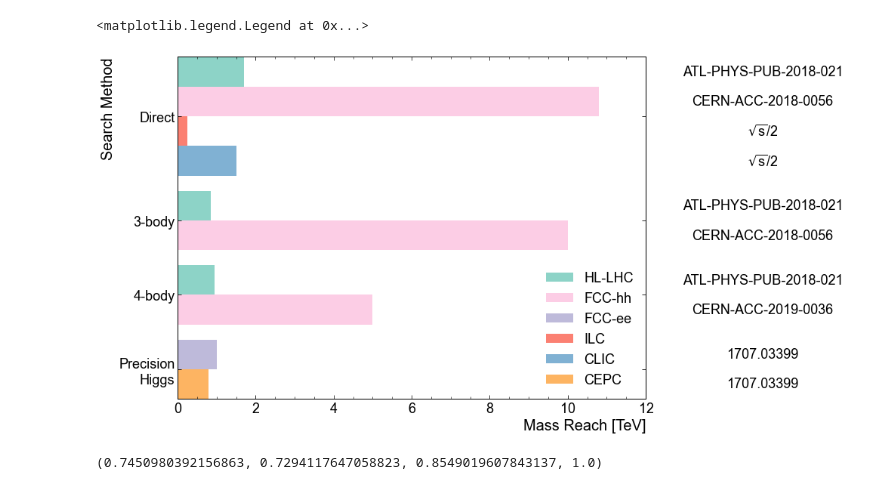
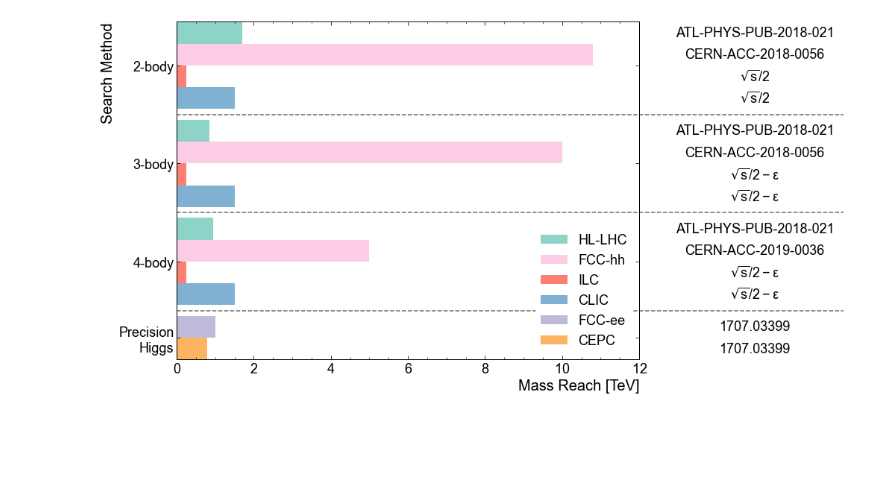
Before and after one commit to riley-x/snowmass-ef08-plots, a Jupyter notebook: plot.ipynb, the cells around one changed output. Saved outputs shown, nothing was run; the diff lists cells and outputs as text; code cells hidden in the pictures; blank space fills up the shorter version.

Commit message:
dividers, more bars

```diff
--- a/plot.ipynb
+++ b/plot.ipynb
@@ -1,12 +1,13 @@
 # %%
 import matplotlib.pyplot as plt
 import matplotlib.cm as mcm
+import matplotlib.lines as mlines
 import atlas_mpl_style
 import numpy as np
-atlas_mpl_style.use_atlas_style()
+atlas_mpl_style.use_atlas_style(fancyLegend=True)
 # %%
 vals = {
-    'Direct': {
+    '2-body': {
         'HL-LHC': [1.7, 'ATL-PHYS-PUB-2018-021'],
         'FCC-hh': [10.8, 'CERN-ACC-2018-0056'],
         'ILC': [0.25, '$\\sqrt{s}/2$'],
@@ -15,10 +16,14 @@ vals = {
     '3-body': {
         'HL-LHC': [0.85, 'ATL-PHYS-PUB-2018-021'],
         'FCC-hh': [10, 'CERN-ACC-2018-0056'],
+        'ILC': [0.25, '$\\sqrt{s}/2 - \\epsilon$'],
+        'CLIC': [1.5, '$\\sqrt{s}/2 - \\epsilon$'],
     },
     '4-body': {
         'HL-LHC': [0.95, 'ATL-PHYS-PUB-2018-021'],
         'FCC-hh': [5, 'CERN-ACC-2019-0036'],
+        'ILC': [0.25, '$\\sqrt{s}/2 - \\epsilon$'],
+        'CLIC': [1.5, '$\\sqrt{s}/2 - \\epsilon$'],
     },
     'Precision\nHiggs': {
         'FCC-ee': [1, '1707.03399'],
@@ -31,9 +36,9 @@ cmap = mcm.get_cmap('Set3')
 colors = {
     'HL-LHC': cmap(0),
     'FCC-hh': cmap(7),
-    'FCC-ee': cmap(2),
     'ILC': cmap(3),
     'CLIC': cmap(4),
+    'FCC-ee': cmap(2),
     'CEPC': cmap(5),
 }
 # %%
@@ -42,49 +47,66 @@ fig, ax = plt.subplots()
 bar_height = 1
 group_pad = 0.5
 
-y = 0
-ys = []
+# y-groups (search method)
 labels = []
 label_ys = []
+dividers = []
+
+# bars
+ys = []
 widths = []
 color = []
 references = []
-legend_indexes = {} # index into bars.patches
+
+# legend
+legend_indexes = {} # collider : index into bars.patches
+
+# Collate info. Loop from top to bottom (y-axis will be inverted, so start at y=0 and go up).
+y = 0
 for group,v in vals.items():
     y_group_start = y
-    for item,val in v.items():
+    for collider,val in v.items():
         widths.append(val[0])
         references.append(val[1])
         ys.append(y)
-        color.append(colors[item])
-        legend_indexes.setdefault(item, len(ys) - 1)
+        color.append(colors[collider])
+        legend_indexes.setdefault(collider, len(ys) - 1)
         y += bar_height
     labels.append(group)
     label_ys.append((y + y_group_start) / 2)
+    dividers.append(y + group_pad / 2)
     y += group_pad
+dividers = dividers[:-1]
 
+# Plot main bars
 bars = ax.barh(ys, widths, color=color, height=bar_height, align='edge')
 ax.set_yticks(label_ys, labels)
 ax.tick_params(axis='y', which='minor', left=False, right=False)
 ax.set_ylim(0, ys[-1] + bar_height)
 ax.invert_yaxis()
 atlas_mpl_style.set_xlabel("Mass Reach [TeV]")
 atlas_mpl_style.set_ylabel("Search Method")
 
+# Plot references and get x extent
 x0,x1 = ax.get_xlim()
+max_text_x = 0 # in axes coordinates
 for y,ref in zip(ys, references):
-    ax.text(x1 + 3, y + bar_height/2, ref, va='center', ha='center')
+    t = ax.text(x1 + 3, y + bar_height/2, ref, va='center', ha='center')
+    bb = t.get_window_extent(renderer=fig.canvas.get_renderer()).transformed(ax.transAxes.inverted())
+    max_text_x = max(max_text_x, bb.x1)
+    # https://stackoverflow.com/questions/24581194/matplotlib-text-bounding-box-dimensions
 
+# Plot dividers
+data_to_fig = ax.transAxes.inverted()
+for y in dividers:
+    ax.axhline(y, xmax=max_text_x + 0.02, linestyle='--', color='#666666', clip_on=False)
+
+# Plot legend
 legend_patches = []
 legend_labels = []
 for k,_ in colors.items():
     legend_patches.append(bars.patches[legend_indexes[k]])
     legend_labels.append(k)
-ax.legend(legend_patches, legend_labels)
+legend = ax.legend(legend_patches, legend_labels, framealpha=1, edgecolor='white')
 # %% [output]
-<matplotlib.legend.Legend at 0x...>
-[figure, old version]
+[figure, new version]
-# %%
-cmap(2)
-# %% [output]
-(0.7450980392156863, 0.7294117647058823, 0.8549019607843137, 1.0)
```
